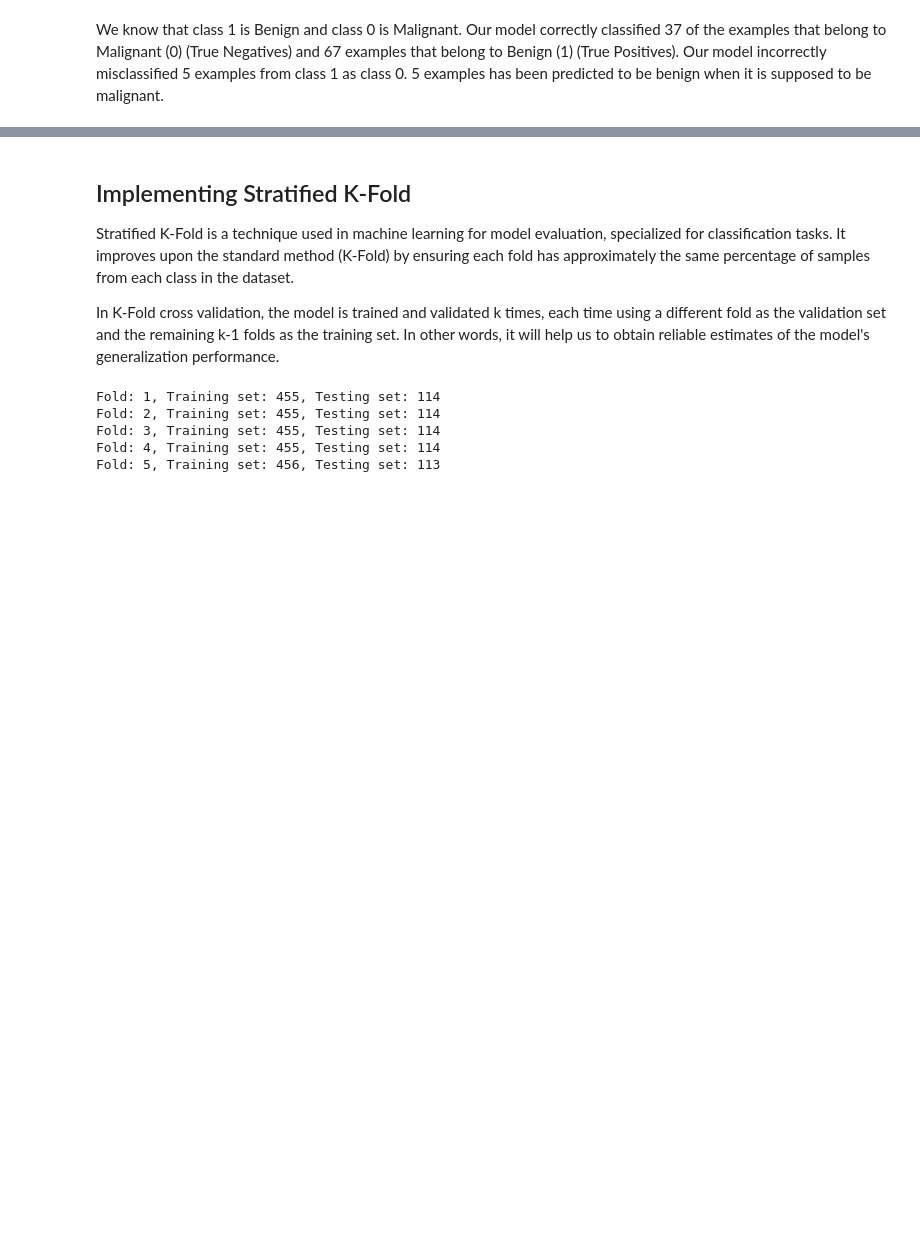
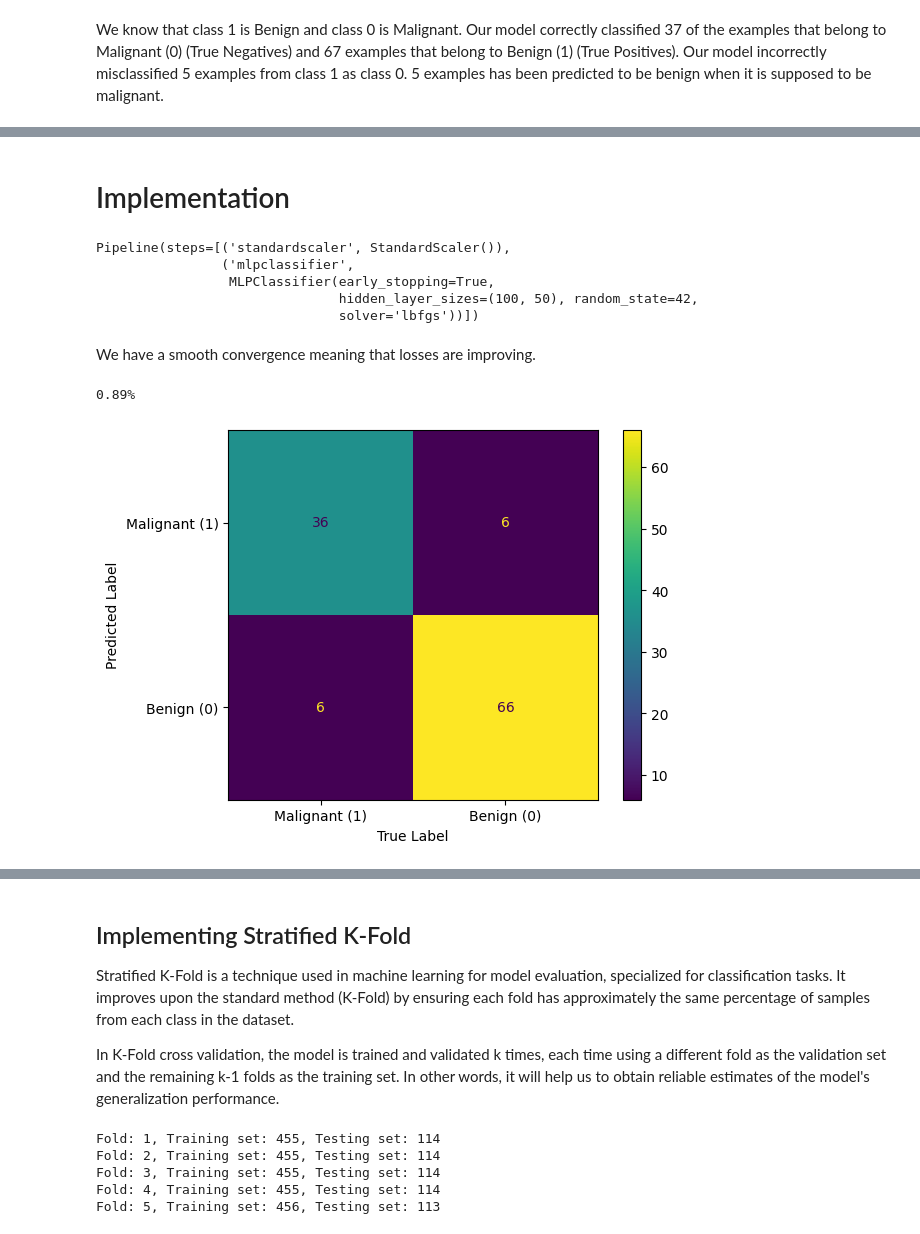
Before and after one commit to AngelX62/Breast-Cancer-Diagnosis, a Jupyter notebook: main.ipynb, the cells around one changed output, grey strips where cells are left out. Cells and saved outputs as stored; diff of their text form; code cells hidden in the pictures; blank space fills up the shorter version.

```diff
--- a/main.ipynb
+++ b/main.ipynb
@@ -479,0 +490,36 @@ Cross validation is a technique used in machine learning in order to evaluate mo
+# %% [markdown]
+# Implementation
+# %%
+# Since MLP is sensitive to feature scaling, we must scale our data
+# We use the lbfgs optimization
+MLP_pipe = make_pipeline(StandardScaler(),
+                         MLPClassifier(hidden_layer_sizes=(100, 50), activation='relu',
+                                       early_stopping=True,
+                                       solver='lbfgs', alpha=1e-4, random_state=42)
+                        )
+# %%
+MLP_pipe.fit(X_train, y_train)
+# %% [output]
+Pipeline(steps=[('standardscaler', StandardScaler()),
+                ('mlpclassifier',
+                 MLPClassifier(early_stopping=True,
+                               hidden_layer_sizes=(100, 50), random_state=42,
+                               solver='lbfgs'))])
+# %%
+y_pred_mlp = MLP_pipe.predict(X_test)
+# %% [markdown]
+We have a smooth convergence meaning that losses are improving.
+# %%
+#y_test = MLP_pipe.predict(X_test)
+print(f"{accuracy_score(y_test, y_pred_mlp):.2f}%")
+# %% [output]
+0.89%
+# %%
+ConfusionMatrixDisplay.from_predictions(
+    y_test, y_pred_mlp, labels=[1,0], display_labels=["Malignant (1)","Benign (0)"]
+)
+plt.xlabel("True Label")
+plt.ylabel("Predicted Label")
+plt.show()
+# %% [output]
+[figure, added]
```
Also changed, not shown: parts of 27 cells of this notebook.
